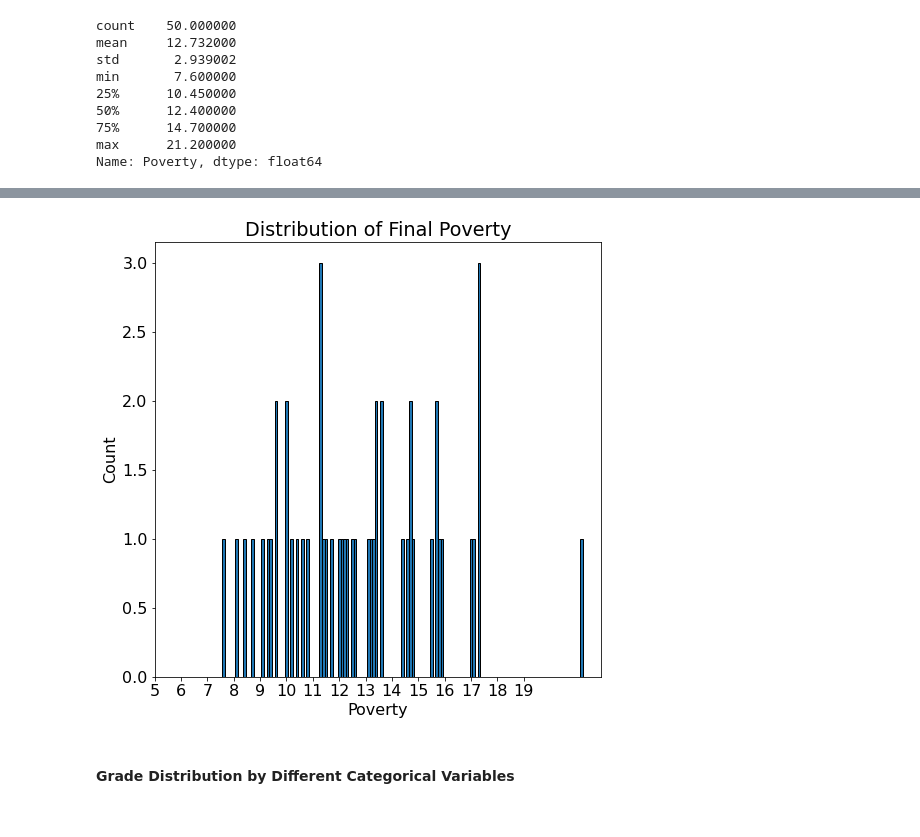
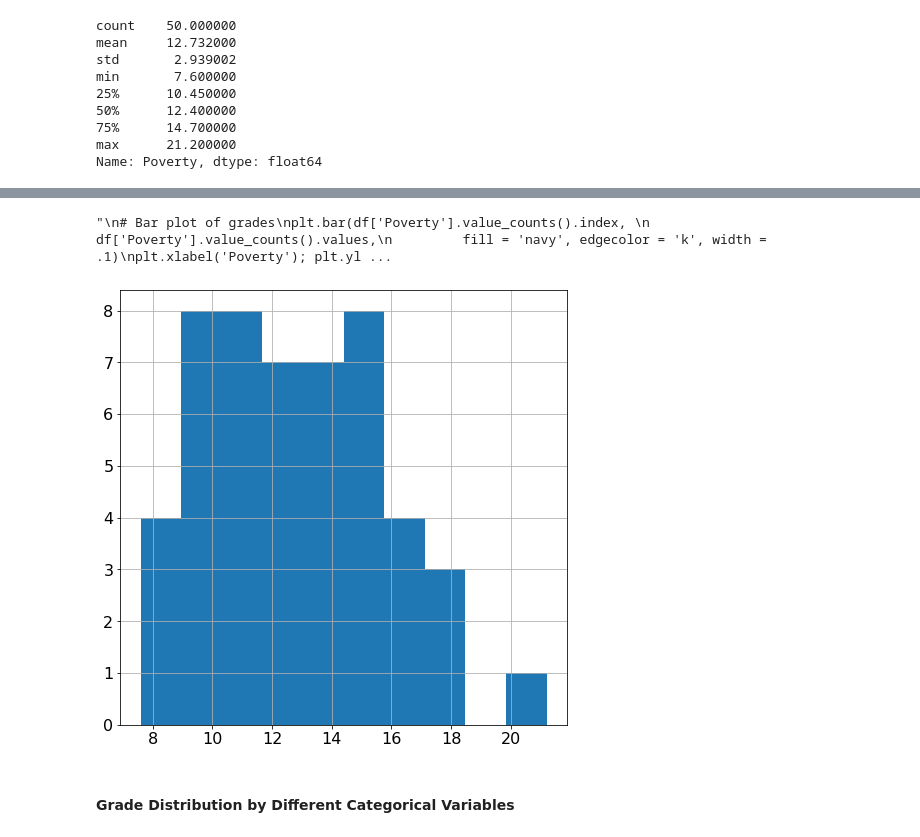
Before and after one commit to thistleknot/python-ml, a Jupyter notebook: code/Bayesian Linear Regression Project.ipynb, the cells around one changed output, grey strips where cells are left out. Drawn from its saved outputs; the diff is of its cells as text; code cells hidden in the pictures.

```diff
--- a/code/Bayesian Linear Regression Project.ipynb
+++ b/code/Bayesian Linear Regression Project.ipynb
@@ -152,14 +152,18 @@ df['Poverty'].value_counts()
 15.9    1
 Name: Poverty, dtype: int64
 # %%
+df['Poverty'].hist()
+'''
 # Bar plot of grades
 plt.bar(df['Poverty'].value_counts().index,
         df['Poverty'].value_counts().values,
          fill = 'navy', edgecolor = 'k', width = .1)
 plt.xlabel('Poverty'); plt.ylabel('Count'); plt.title('Distribution of Final Poverty');
-plt.xticks(list(range(5, 20)));
+plt.xticks(list(range(5, 25)));
+'''
 # %% [output]
+"\n# Bar plot of grades\nplt.bar(df['Poverty'].value_counts().index, \n        df['Poverty'].value_counts().values,\n         fill = 'navy', edgecolor = 'k', width = .1)\nplt.xlabel('Poverty'); plt.yl ...
-[figure, old version]
+[figure, new version]
 # %% [markdown]
 #### Grade Distribution by Different Categorical Variables
 # %%
```
Also changed, not shown: parts of 23 cells of this notebook, 2 other files.
